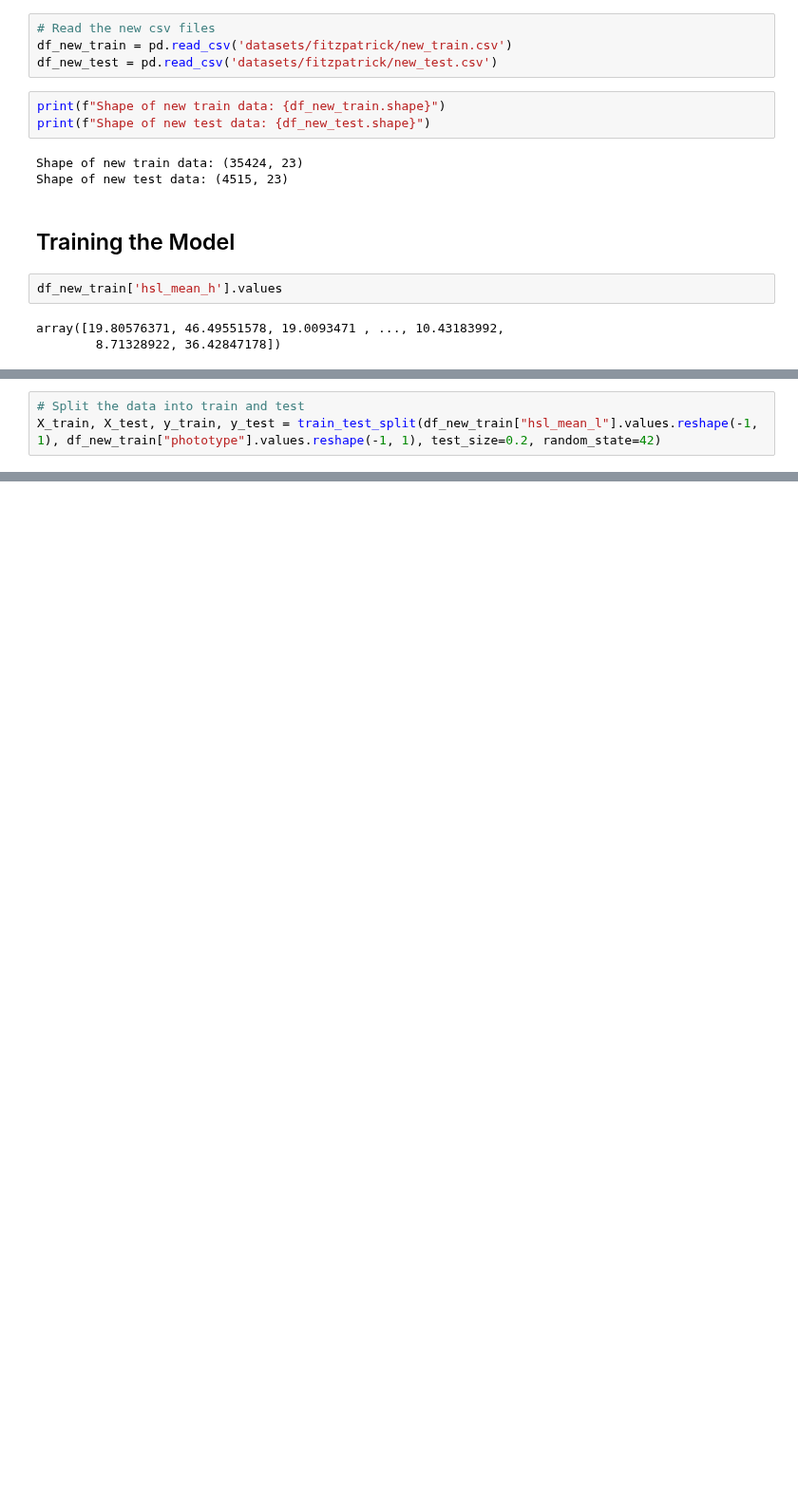
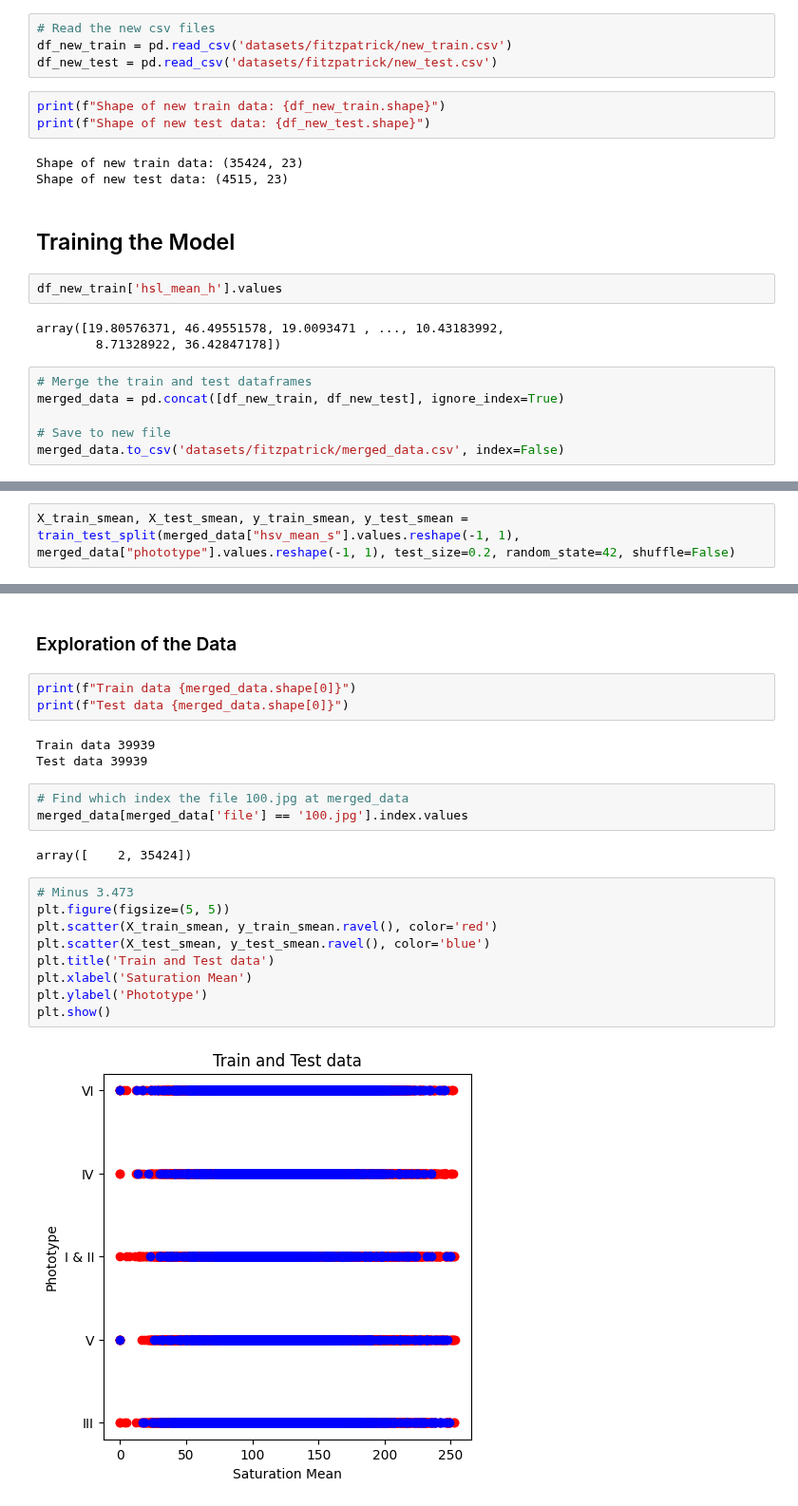
Before and after one commit to janeclrst/fores-1, a Jupyter notebook: main.ipynb, the cells around one changed output, grey strips where cells are left out. Shown at 95% size. Cells and saved outputs as stored; diff of their text form; blank space fills up the shorter version.

```diff
--- a/main.ipynb
+++ b/main.ipynb
@@ -359,3 +361,9 @@ df_new_train['hsl_mean_h'].values
 # %% [output]
 array([19.80576371, 46.49551578, 19.0093471 , ..., 10.43183992,
         8.71328922, 36.42847178])
+# %%
+# Merge the train and test dataframes
+merged_data = pd.concat([df_new_train, df_new_test], ignore_index=True)
+
+# Save to new file
+merged_data.to_csv('datasets/fitzpatrick/merged_data.csv', index=False)
@@ -362,3 +374,2 @@ array([19.80576371, 46.49551578, 19.0093471 , ..., 10.43183992,
 # %%
-# Split the data into train and test
-X_train, X_test, y_train, y_test = train_test_split(df_new_train["hsl_mean_l"].values.reshape(-1, 1), df_new_train["phototype"].values.reshape(-1, 1), test_size=0.2, random_state=42)
+X_train_smean, X_test_smean, y_train_smean, y_test_smean = train_test_split(merged_data["hsv_mean_s"].values.reshape(-1, 1), merged_data["phototype"].values.reshape(-1, 1), test_size=0.2, random_state=42, shuffle=False)
@@ -364,0 +396,24 @@ X_train, X_test, y_train, y_test = train_test_split(df_new_train["hsl_mean_l"].v
+# %% [markdown]
+### Exploration of the Data
+# %%
+print(f"Train data {merged_data.shape[0]}")
+print(f"Test data {merged_data.shape[0]}")
+# %% [output]
+Train data 39939
+Test data 39939
+# %%
+# Find which index the file 100.jpg at merged_data
+merged_data[merged_data['file'] == '100.jpg'].index.values
+# %% [output]
+array([    2, 35424])
+# %%
+# Minus 3.473
+plt.figure(figsize=(5, 5))
+plt.scatter(X_train_smean, y_train_smean.ravel(), color='red')
+plt.scatter(X_test_smean, y_test_smean.ravel(), color='blue')
+plt.title('Train and Test data')
+plt.xlabel('Saturation Mean')
+plt.ylabel('Phototype')
+plt.show()
+# %% [output]
+[figure, added]
```
Also changed, not shown: parts of 20 cells of this notebook.
